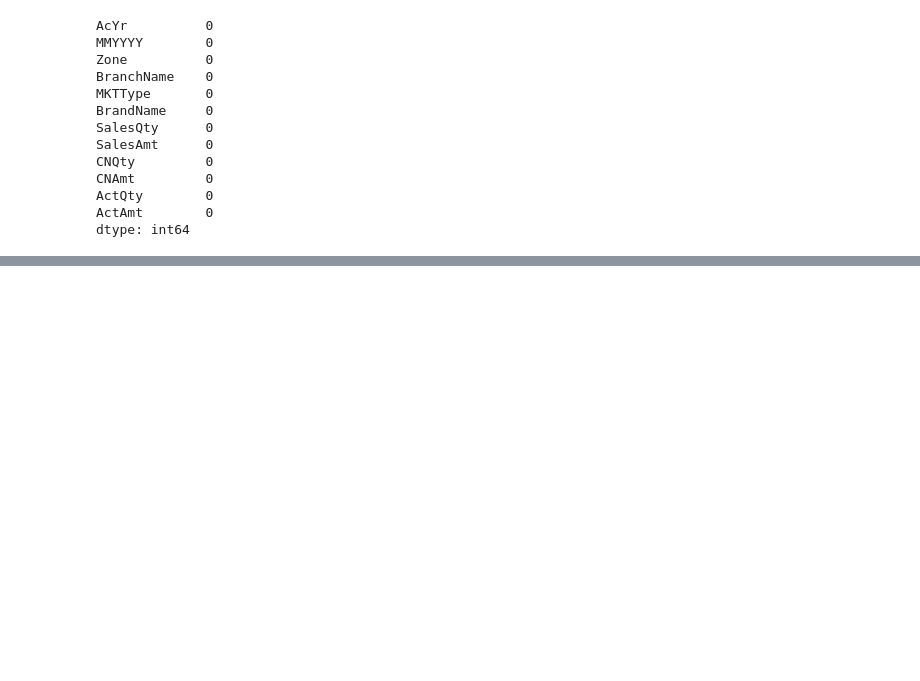
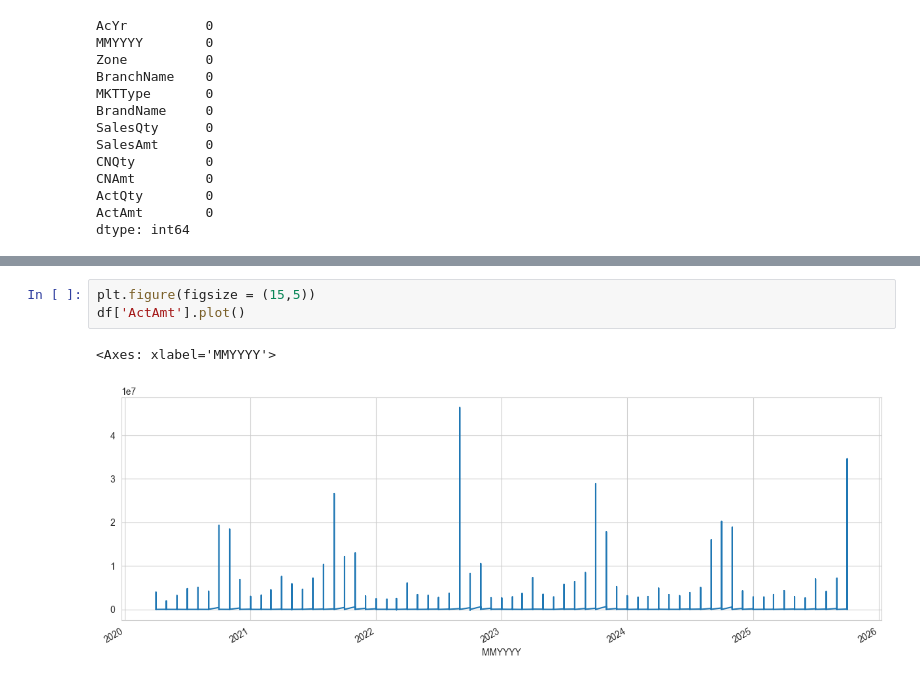
Before and after one commit to SaikatDash/Medicine-Sales-Analysis-Dashboard-with-Future-Business-Predictions, a Jupyter notebook: arima.ipynb, the cells around one changed output, grey strips where cells are left out. Cells and saved outputs as stored; diff of their text form; blank space fills up the shorter version.

```diff
--- a/arima.ipynb
+++ b/arima.ipynb
@@ -353,0 +264,6 @@ plt.show()
+# %%
+plt.figure(figsize = (15,5))
+df['ActAmt'].plot()
+# %% [output]
+<Axes: xlabel='MMYYYY'>
+[figure, added]
```
Also changed, not shown: parts of 41 cells of this notebook, 4 other files.
